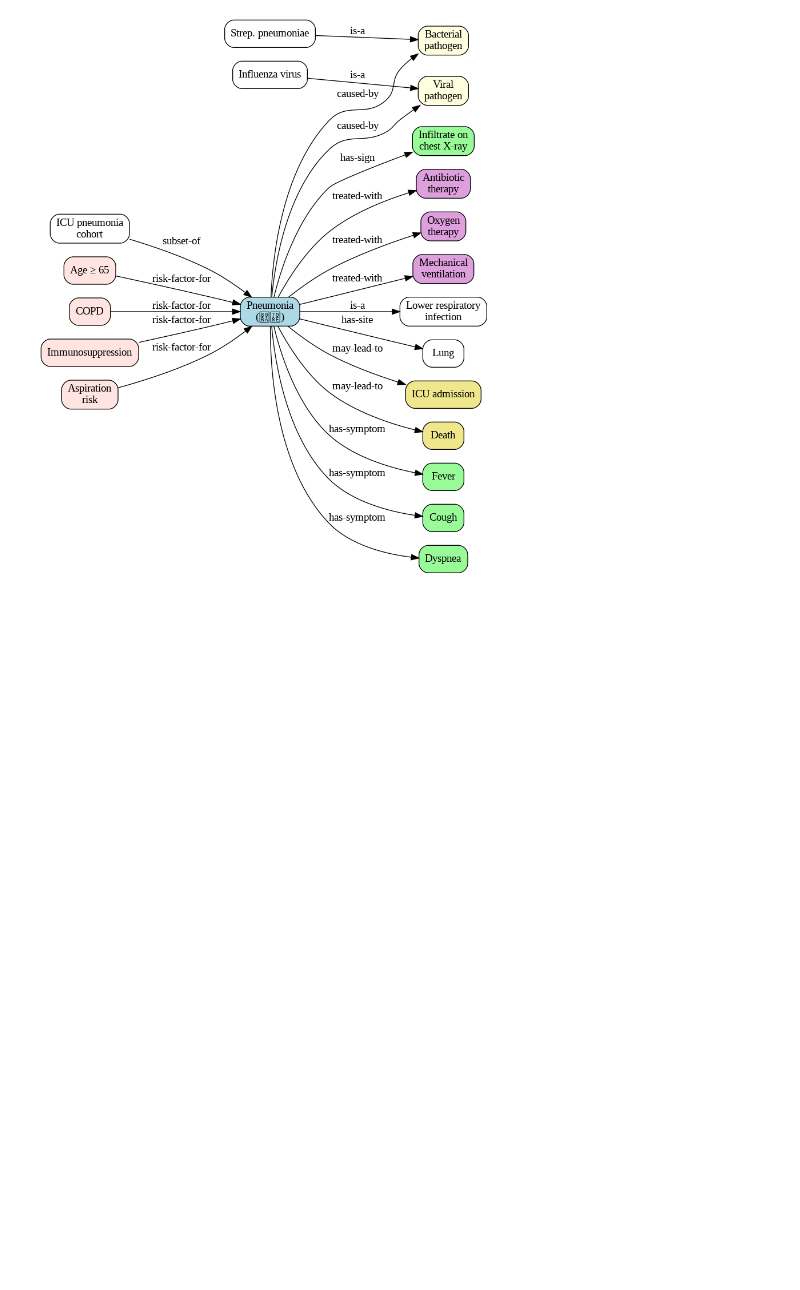
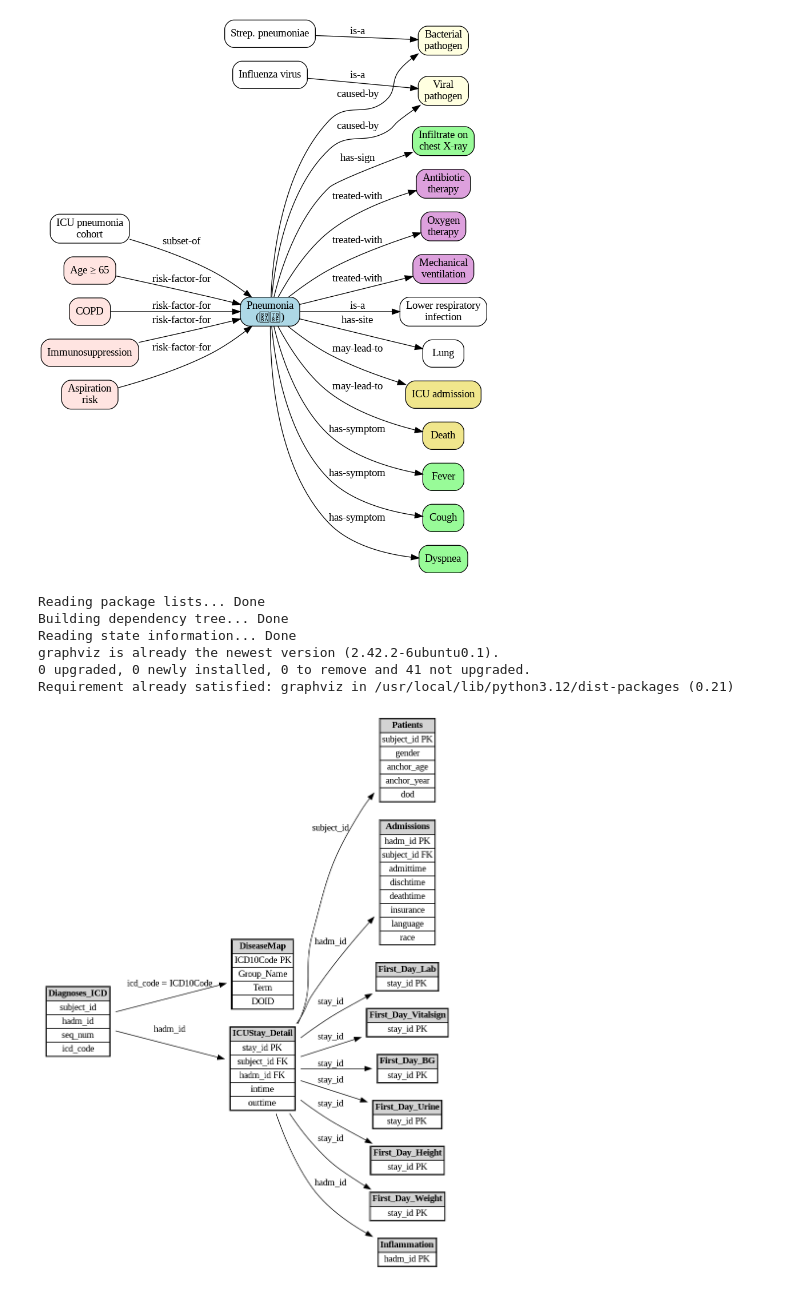
Before and after one commit to PatrickTangwen/BIS638_Database_Group, a Jupyter notebook: visualization.ipynb, the cells around one changed output. Drawn from its saved outputs; the diff is of its cells as text; code cells hidden in the pictures; blank space fills up the shorter version.

```diff
--- a/visualization.ipynb
+++ b/visualization.ipynb
@@ -463,3 +445,77 @@ output_path = onto.render('Pneumonia_Ontology', cleanup=True)
 Image(output_path)
 # %% [output]
 [figure]
+# %%
+# Install graphviz if needed
+!apt-get install graphviz
+!pip install graphviz
+
+from graphviz import Digraph
+from IPython.display import Image
+
+dot = Digraph('ERD', format='png')
+dot.attr(rankdir='LR', fontsize='12')
+
+def add_table(name, fields):
+    label = f"<<TABLE BORDER='1' CELLBORDER='1' CELLSPACING='0'>"
+    label += f"<TR><TD BGCOLOR='lightgray'><B>{name}</B></TD></TR>"
+    for f in fields:
+        label += f"<TR><TD PORT='{f}'>{f}</TD></TR>"
+    label += "</TABLE>>"
+    dot.node(name, label=label, shape='none')
+
+# === Add each table (same as example ERD) ===
+add_table('DiseaseMap', ['ICD10Code PK','Group_Name','Term','DOID'])
+
+add_table('Diagnoses_ICD', ['subject_id', 'hadm_id', 'seq_num', 'icd_code'])
+
+add_table('Patients', ['subject_id PK','gender','anchor_age','anchor_year','dod'])
+
+add_table('Admissions', [
+    'hadm_id PK','subject_id FK','admittime','dischtime',
+    'deathtime','insurance','language','race'
+])
+
+add_table('ICUStay_Detail', [
+    'stay_id PK','subject_id FK','hadm_id FK','intime','outtime'
+])
+
+add_table('First_Day_Lab', ['stay_id PK'])
+add_table('First_Day_Vitalsign', ['stay_id PK'])
+add_table('First_Day_BG', ['stay_id PK'])
+add_table('First_Day_Urine', ['stay_id PK'])
+add_table('First_Day_Height', ['stay_id PK'])
+add_table('First_Day_Weight', ['stay_id PK'])
+
+add_table('Inflammation', ['hadm_id PK'])
+
+# === Add edges to represent relationships ===
+dot.edge('Diagnoses_ICD','DiseaseMap', label='icd_code = ICD10Code')
+
+dot.edge('Diagnoses_ICD','ICUStay_Detail', label='hadm_id')
+
+dot.edge('ICUStay_Detail','Admissions', label='hadm_id')
+dot.edge('ICUStay_Detail','Patients', label='subject_id')
+
+# Derived tables (LEFT JOIN)
+dot.edge('ICUStay_Detail','First_Day_Lab', label='stay_id')
+dot.edge('ICUStay_Detail','First_Day_Vitalsign', label='stay_id')
+dot.edge('ICUStay_Detail','First_Day_BG', label='stay_id')
+dot.edge('ICUStay_Detail','First_Day_Urine', label='stay_id')
+dot.edge('ICUStay_Detail','First_Day_Height', label='stay_id')
+dot.edge('ICUStay_Detail','First_Day_Weight', label='stay_id')
+
+dot.edge('ICUStay_Detail','Inflammation', label='hadm_id')
+
+# Render & display
+output_path = '/mnt/data/mimic_erd'
+dot.render(output_path, cleanup=True)
+Image(filename=output_path + '.png')
+# %% [output]
+Reading package lists... Done
+Building dependency tree... Done
+Reading state information... Done
+graphviz is already the newest version (2.42.2-6ubuntu0.1).
+0 upgraded, 0 newly installed, 0 to remove and 41 not upgraded.
+Requirement already satisfied: graphviz in /usr/local/lib/python3.12/dist-packages (0.21)
+[figure, added]
```
Also changed, not shown: parts of 2 cells of this notebook.
